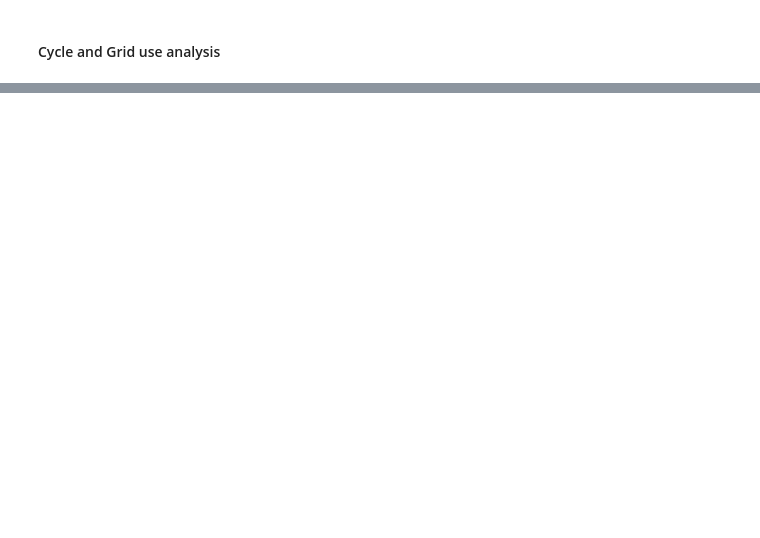
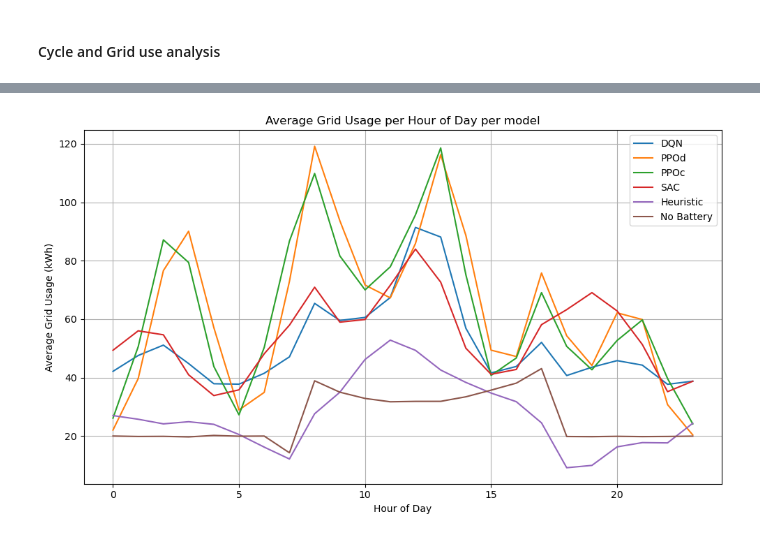
Before and after one commit to LarsKinkel/ThesisLarsKinkel, a Jupyter notebook: notebooks/ThesisNotebook.ipynb, the cells around one changed output, grey strips where cells are left out. Drawn from its saved outputs; the diff is of its cells as text; code cells hidden in the pictures; blank space fills up the shorter version.

```diff
--- a/notebooks/ThesisNotebook.ipynb
+++ b/notebooks/ThesisNotebook.ipynb
@@ -148,10 +164,10 @@ traindata, testdata = align_and_split_data(price, simdata, AR_forecasts, LEAR_fo
 # study_PPOc.optimize(lambda trial: hypertuning(trial, traindata, testdata, simdata, algo="PPOc"), n_trials=30)
 # best_PPOc = study_PPOc.best_trial
 
-# Hyperparameter tuning for SAC
-study_SAC = optuna.create_study(direction="maximize", pruner=optuna.pruners.MedianPruner())
-study_SAC.optimize(lambda trial: hypertuning(trial, traindata, testdata, simdata, algo="SAC"), n_trials=30)
-best_SAC = study_SAC.best_trial
+# # Hyperparameter tuning for SAC
+# study_SAC = optuna.create_study(direction="maximize", pruner=optuna.pruners.MedianPruner())
+# study_SAC.optimize(lambda trial: hypertuning(trial, traindata, testdata, simdata, algo="SAC"), n_trials=30)
+# best_SAC = study_SAC.best_trial
 
 # print("\nBest hyperparameters found for DQN:")
 # for k, v in best_DQN.params.items():
@@ -168,7 +184,7 @@ best_SAC = study_SAC.best_trial
 #     print(f"  {k}: {v}")
 # print(f"\nBest savings percentage: {best_PPOc.value:.2f}%")
 # print("")
-print("\nBest hyperparameters found for SAC:")
-for k, v in best_SAC.params.items():
-    print(f"  {k}: {v}")
-print(f"\nBest savings percentage: {best_SAC.value:.2f}%")
+# print("\nBest hyperparameters found for SAC:")
+# for k, v in best_SAC.params.items():
+#     print(f"  {k}: {v}")
+# print(f"\nBest savings percentage: {best_SAC.value:.2f}%")
@@ -488,0 +701,39 @@ Estimated total battery cycles: 659.09
+# %%
+# Re-create DataFrames for each model (if not already defined)
+df_dqn = results_dqn_lear[0]
+df_ppod = results_PPOd_lear[0]
+df_ppoc = results_PPOc_lear[0]
+df_sac = results_SAC_lear[0]  # adjust if your SAC results are stored differently
+df_heuristic = results_baseline  # or results_baseline[0] if it's a tuple/list
+
+# Calculate hourly grid usage for each
+hourly_grid_dqn = (df_dqn["grid_import_kWh"] + df_dqn["grid_export_kWh"]).groupby(df_dqn.index.hour).mean()
+hourly_grid_ppod = (df_ppod["grid_import_kWh"] + df_ppod["grid_export_kWh"]).groupby(df_ppod.index.hour).mean()
+hourly_grid_ppoc = (df_ppoc["grid_import_kWh"] + df_ppoc["grid_export_kWh"]).groupby(df_ppoc.index.hour).mean()
+hourly_grid_sac = (df_sac["grid_import_kWh"] + df_sac["grid_export_kWh"]).groupby(df_sac.index.hour).mean()
+hourly_grid_heuristic = (df_heuristic["from_grid"] + df_heuristic["energy_sold_kWh"]).groupby(df_heuristic.index.hour).mean()
+
+# No battery baseline
+df_no_batt = simdata.loc["2024-01-01":"2024-12-31 23:00"].copy()
+df_no_batt["from_grid_no_batt"] = (df_no_batt["demand_kWh"] - df_no_batt["generation_kWh"]).clip(lower=0)
+df_no_batt["energy_sold_no_batt"] = (df_no_batt["generation_kWh"] - df_no_batt["demand_kWh"]).clip(lower=0)
+hourly_grid_no_batt = (df_no_batt["from_grid_no_batt"] + df_no_batt["energy_sold_no_batt"]).groupby(df_no_batt.index.hour).mean()
+
+# Plot
+plt.figure(figsize=(10, 6))
+plt.plot(hourly_grid_dqn.index, hourly_grid_dqn.values, label="DQN", marker='')
+plt.plot(hourly_grid_ppod.index, hourly_grid_ppod.values, label="PPOd", marker='')
+plt.plot(hourly_grid_ppoc.index, hourly_grid_ppoc.values, label="PPOc", marker='')
+plt.plot(hourly_grid_sac.index, hourly_grid_sac.values, label="SAC", marker='')
+plt.plot(hourly_grid_heuristic.index, hourly_grid_heuristic.values, label="Heuristic", marker='')
+plt.plot(hourly_grid_no_batt.index, hourly_grid_no_batt.values, label="No Battery", marker='')
+
+plt.xlabel("Hour of Day")
+plt.ylabel("Average Grid Usage (kWh)")
+plt.title("Average Grid Usage per Hour of Day per model")
+plt.legend()
+plt.grid(True)
+plt.tight_layout()
+plt.show()
+# %% [output]
+[figure, added]
```
Also changed, not shown: parts of 20 cells of this notebook, 32 other files.
